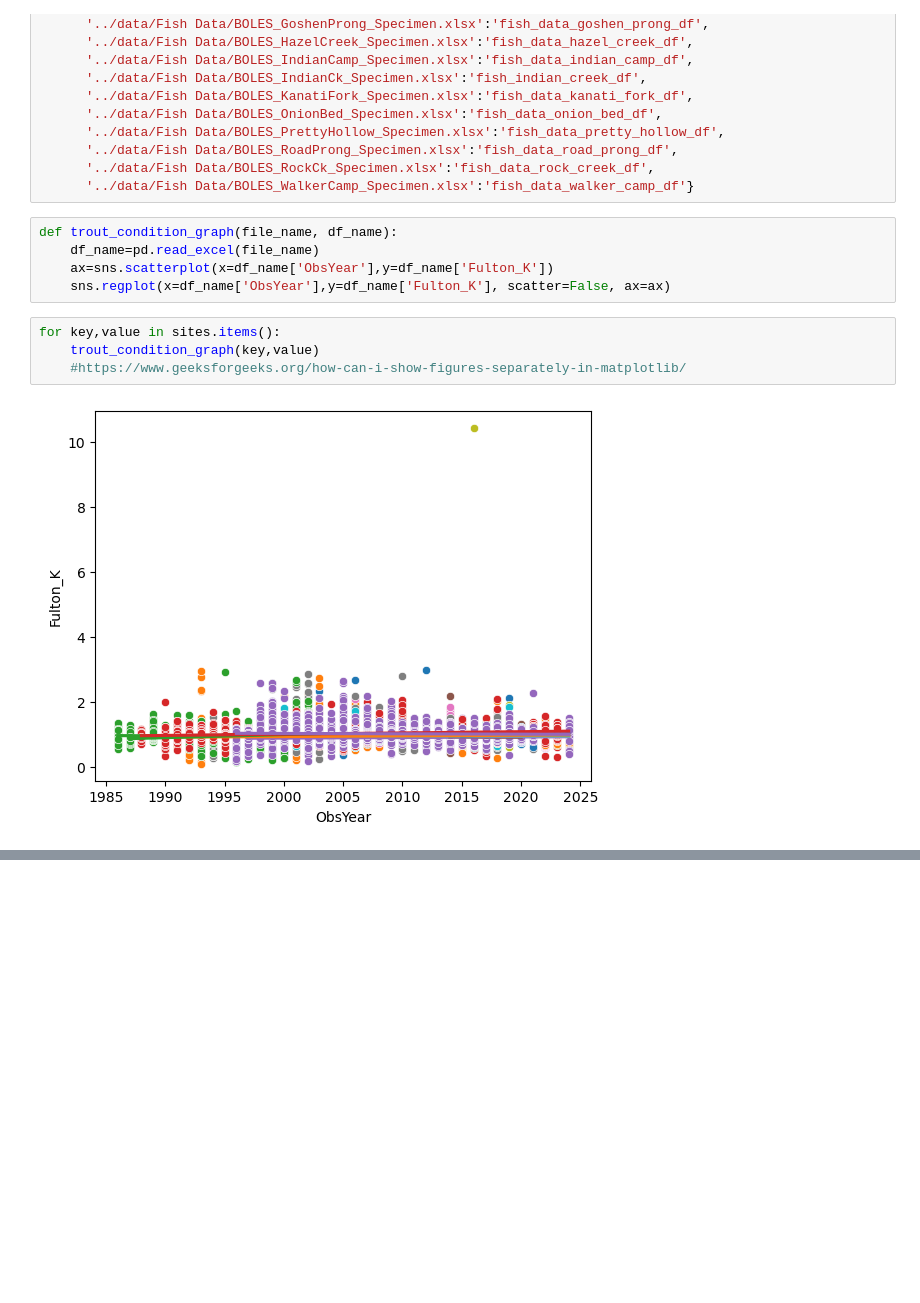
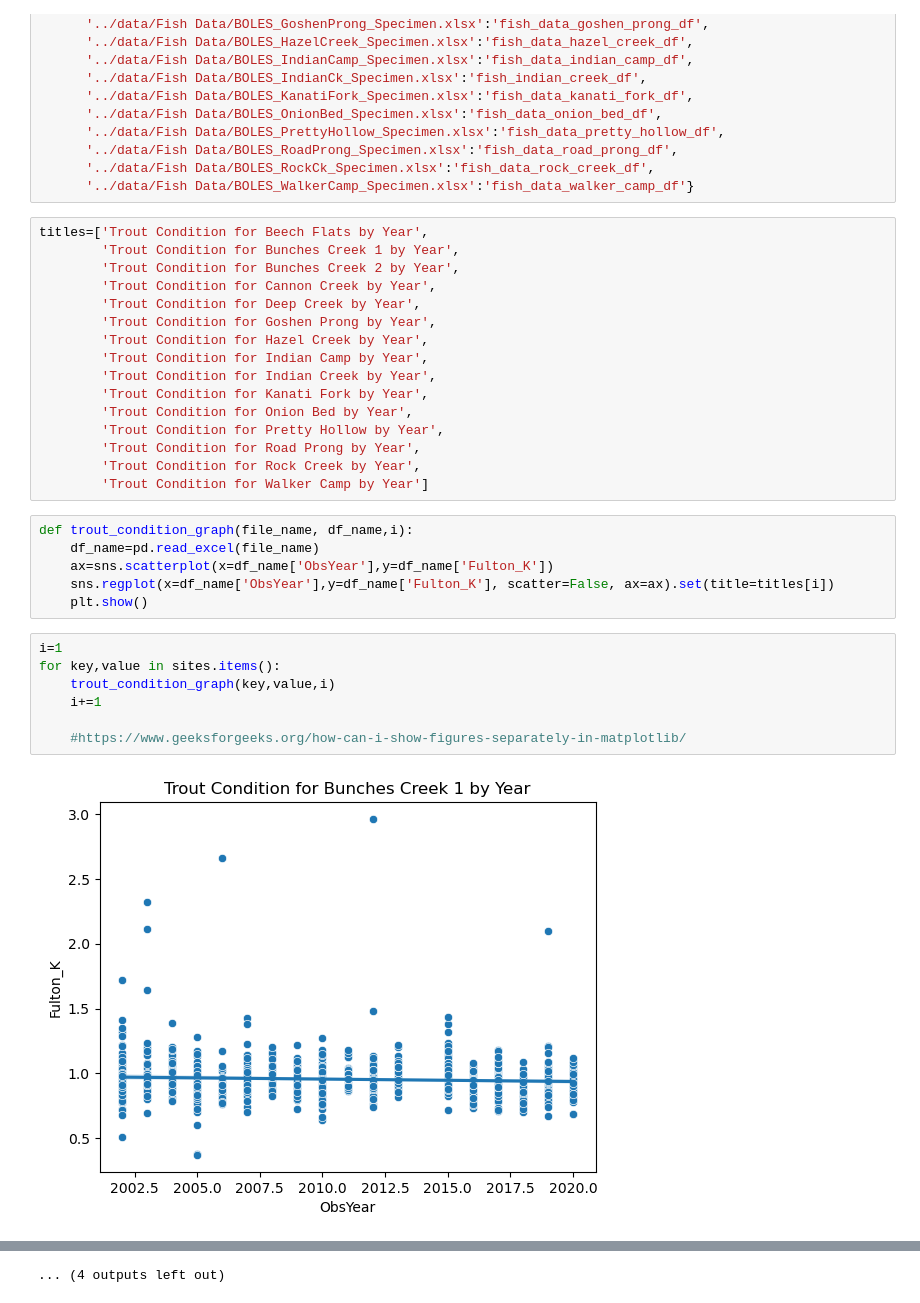
Before and after one commit to KarenBoles/Capstone-DA14, a Jupyter notebook: notebooks/Trout_Condition_Capstone.ipynb, the cells around one changed output, grey strips where cells are left out. Saved outputs shown, nothing was run; the diff lists cells and outputs as text; blank space fills up the shorter version.

```diff
--- a/notebooks/Trout_Condition_Capstone.ipynb
+++ b/notebooks/Trout_Condition_Capstone.ipynb
@@ -167,14 +187,34 @@ sites={'../data/Fish Data/BOLES_BeechFlats_Specimen.xlsx':'fish_data_beech_flats
       '../data/Fish Data/BOLES_RoadProng_Specimen.xlsx':'fish_data_road_prong_df',
       '../data/Fish Data/BOLES_RockCk_Specimen.xlsx':'fish_data_rock_creek_df',
       '../data/Fish Data/BOLES_WalkerCamp_Specimen.xlsx':'fish_data_walker_camp_df'}
+# %%
+titles=['Trout Condition for Beech Flats by Year',
+        'Trout Condition for Bunches Creek 1 by Year',
+        'Trout Condition for Bunches Creek 2 by Year',
+        'Trout Condition for Cannon Creek by Year',
+        'Trout Condition for Deep Creek by Year',
+        'Trout Condition for Goshen Prong by Year',
+        'Trout Condition for Hazel Creek by Year',
+        'Trout Condition for Indian Camp by Year',
+        'Trout Condition for Indian Creek by Year',
+        'Trout Condition for Kanati Fork by Year',
+        'Trout Condition for Onion Bed by Year',
+        'Trout Condition for Pretty Hollow by Year',
+        'Trout Condition for Road Prong by Year',
+        'Trout Condition for Rock Creek by Year',
+        'Trout Condition for Walker Camp by Year']
 # %%
-def trout_condition_graph(file_name, df_name):
+def trout_condition_graph(file_name, df_name,i):
     df_name=pd.read_excel(file_name)
     ax=sns.scatterplot(x=df_name['ObsYear'],y=df_name['Fulton_K'])
-    sns.regplot(x=df_name['ObsYear'],y=df_name['Fulton_K'], scatter=False, ax=ax)
+    sns.regplot(x=df_name['ObsYear'],y=df_name['Fulton_K'], scatter=False, ax=ax).set(title=titles[i])
+    plt.show()
 # %%
+i=1
 for key,value in sites.items():
-    trout_condition_graph(key,value)
+    trout_condition_graph(key,value,i)
+    i+=1
+
     #https://www.geeksforgeeks.org/how-can-i-show-figures-separately-in-matplotlib/
 # %% [output]
-[figure, old version]
+[figure, new version]
@@ -180,0 +232 @@ for key,value in sites.items():
+... (4 outputs left out)
```
Also changed, not shown: parts of 9 cells of this notebook.
